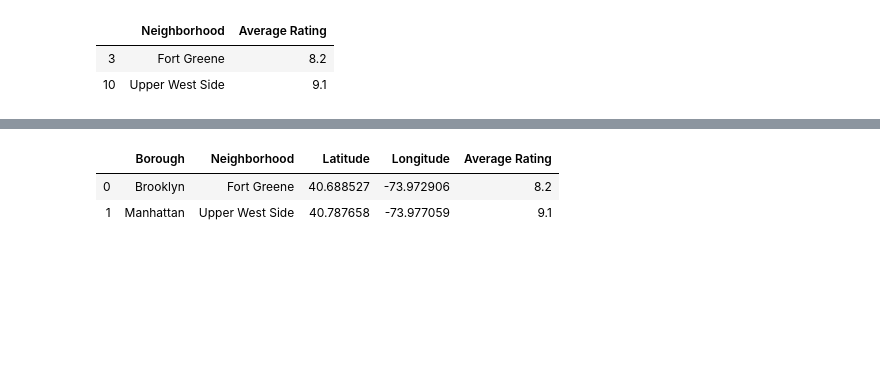
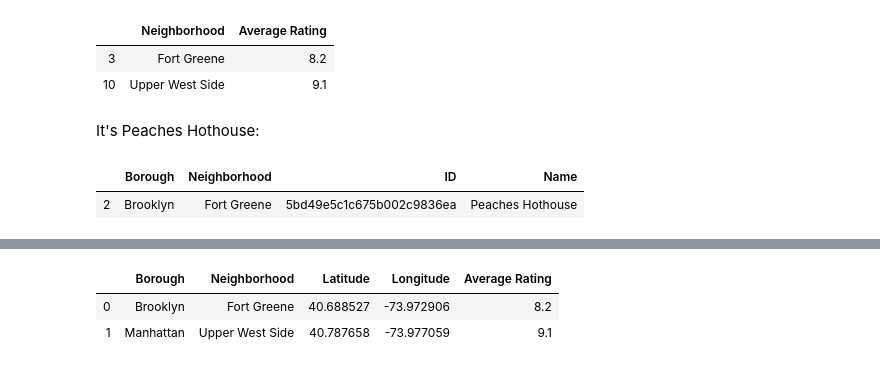
Before and after one commit to UMSItony/Coursera_Capstone, a Jupyter notebook: battle_week2.ipynb, the cells around one changed output, grey strips where cells are left out. Cells and saved outputs as stored; diff of their text form; code cells hidden in the pictures; blank space fills up the shorter version.

```diff
--- a/battle_week2.ipynb
+++ b/battle_week2.ipynb
@@ -391,3 +297,10 @@ ny_neighborhood_stats
 |  | Neighborhood | Average Rating |
 | 3 | Fort Greene | 8.2 |
 | 10 | Upper West Side | 9.1 |
+# %% [markdown]
+It's Peaches Hothouse:
+# %%
+soul_rest_ny2[soul_rest_ny['Neighborhood']=='Fort Greene']
+# %% [output]
+|  | Borough | Neighborhood | ID | Name |
+| 2 | Brooklyn | Fort Greene | 5bd49e5c1c675b002c9836ea | Peaches Hothouse |
```
Also changed, not shown: parts of 61 cells of this notebook.
